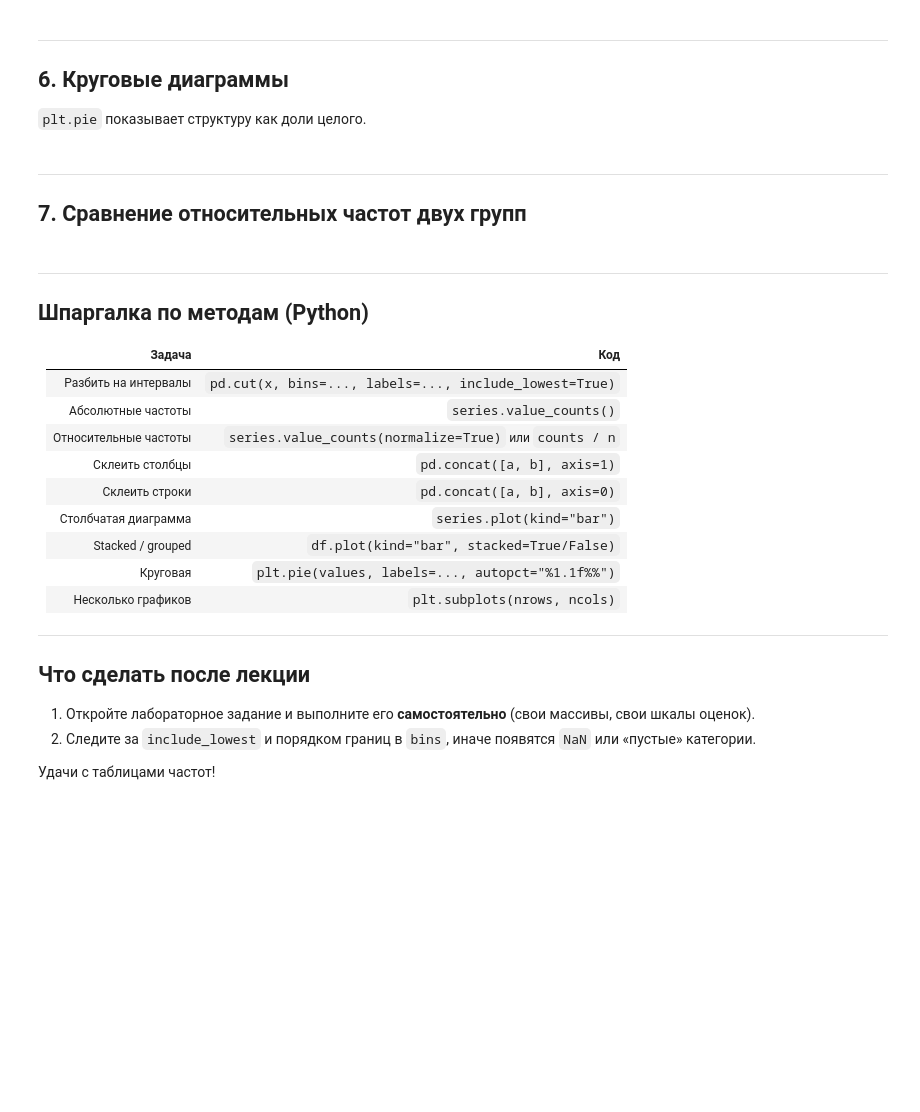
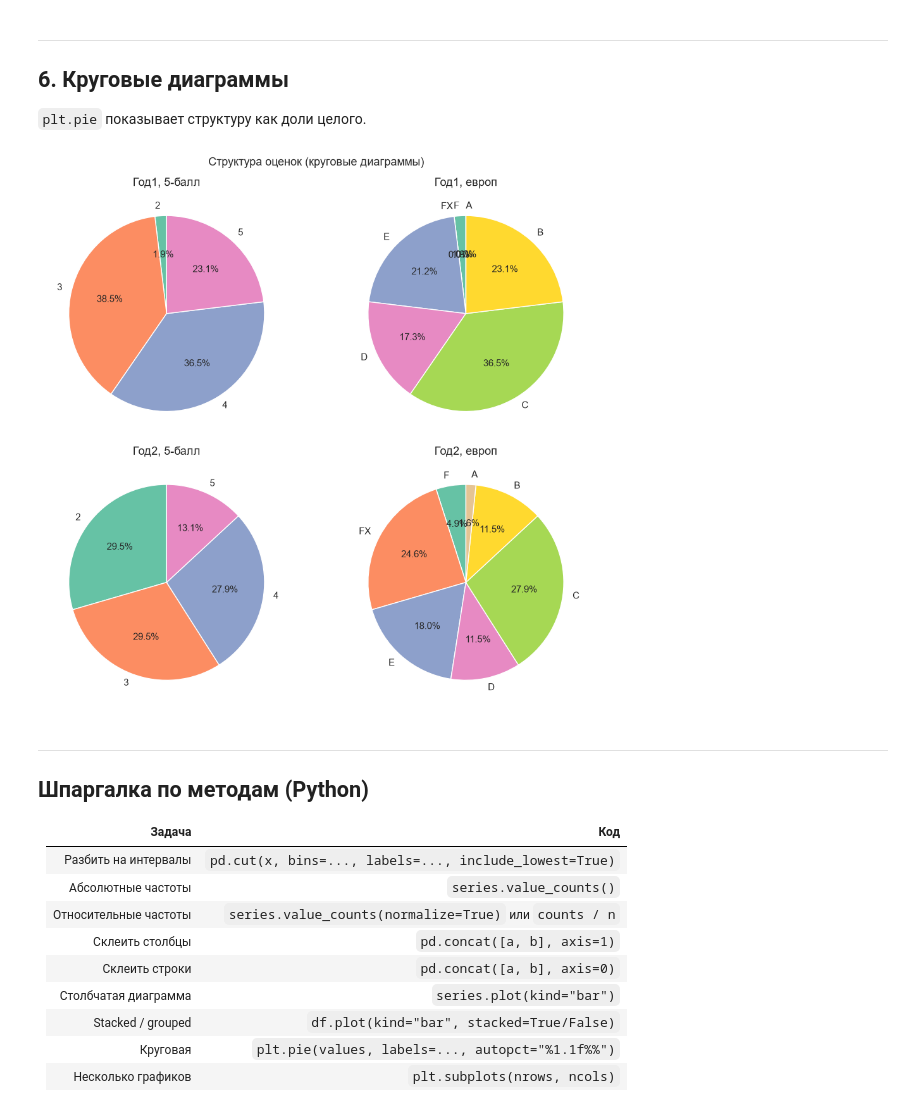
Before and after one commit to Qweeckusha/big_data_vvsu, a Jupyter notebook: practices/lab4/Task_04_Frequency_Tables_Python.ipynb, the cells around one changed output. Cells and saved outputs as stored; diff of their text form; code cells hidden in the pictures; blank space fills up the shorter version.

```diff
--- a/practices/lab4/Task_04_Frequency_Tables_Python.ipynb
+++ b/practices/lab4/Task_04_Frequency_Tables_Python.ipynb
@@ -157,20 +182,16 @@ plt.show()
 
 `plt.pie` показывает структуру как доли целого.
 # %%
-fig, axes = plt.subplots(1, 2, figsize=(11, 5))
-colors = ["#3498db", "#2ecc71", "#f39c12", "#e74c3c"]
+fig, axes = plt.subplots(2, 2, figsize=(10, 9))
+colors = plt.cm.Set2.colors
 
-axes[0].pie(freq_A, labels=freq_A.index, autopct="%1.1f%%",
-            colors=colors, startangle=90)
-axes[0].set_title("Отдел A")
+for ax, title, s in zip(axes.ravel(), titles, data):
+    ax.pie(s, labels=s.index, autopct="%1.1f%%",
+           colors=colors[:len(s)], startangle=90)
+    ax.set_title(title)
 
-axes[1].pie(freq_B, labels=freq_B.index, autopct="%1.1f%%",
-            colors=colors, startangle=90)
-axes[1].set_title("Отдел B")
-
-plt.suptitle("Структура возрастных групп")
+plt.suptitle("Структура оценок (круговые диаграммы)")
 plt.tight_layout()
 plt.show()
+# %% [output]
+[figure, added]
-# %% [markdown]
----
-## 7. Сравнение относительных частот двух групп
@@ -201,11 +210,3 @@ plt.show()
 | Stacked / grouped | `df.plot(kind="bar", stacked=True/False)` |
 | Круговая | `plt.pie(values, labels=..., autopct="%1.1f%%")` |
 | Несколько графиков | `plt.subplots(nrows, ncols)` |
-
----
-## Что сделать после лекции
-
-1. Откройте лабораторное задание и выполните его **самостоятельно** (свои массивы, свои шкалы оценок).
-2. Следите за `include_lowest` и порядком границ в `bins`, иначе появятся `NaN` или «пустые» категории.
-
-Удачи с таблицами частот!
```
Also changed, not shown: parts of 11 cells of this notebook.
